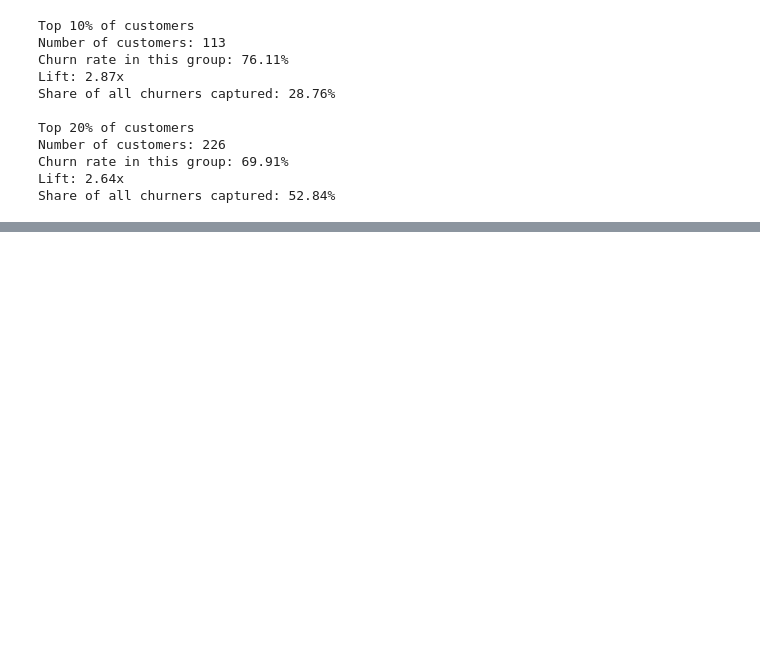
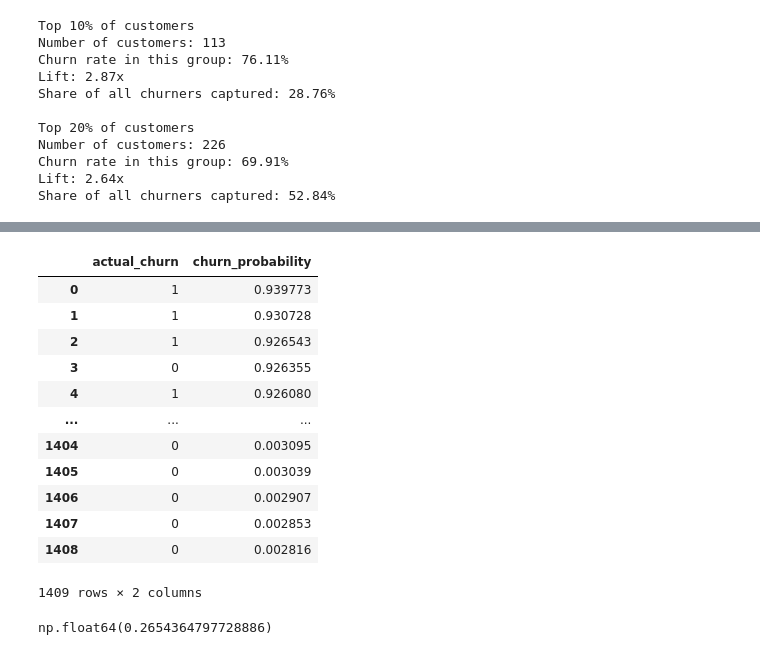
Before and after one commit to MotazHisham/telco-churn, a Jupyter notebook: notebooks/05_model_training.ipynb, the cells around one changed output, grey strips where cells are left out. Cells and saved outputs as stored; diff of their text form; code cells hidden in the pictures; blank space fills up the shorter version.

```diff
--- a/notebooks/05_model_training.ipynb
+++ b/notebooks/05_model_training.ipynb
@@ -438,0 +430,27 @@ Model saved to: d:\Worrrk\Python_Projects\Customer_Churn_Project\models\churn_mo
+# %%
+# 4. Sort from highest to lowest probability
+results_test = results_test.sort_values(
+    "churn_probability",
+    ascending=False
+).reset_index(drop=True)
+results_test
+# %% [output]
+|  | actual_churn | churn_probability |
+| 0 | 1 | 0.939773 |
+| 1 | 1 | 0.930728 |
+| 2 | 1 | 0.926543 |
+| 3 | 0 | 0.926355 |
+| 4 | 1 | 0.926080 |
+| ... | ... | ... |
+| 1404 | 0 | 0.003095 |
+| 1405 | 0 | 0.003039 |
+| 1406 | 0 | 0.002907 |
+| 1407 | 0 | 0.002853 |
+| 1408 | 0 | 0.002816 |
+1409 rows × 2 columns
+# %%
+# 5. Calculate the overall churn rate
+churn_rate = results_test["actual_churn"].mean()
+churn_rate
+# %% [output]
+np.float64(0.2654364797728886)
```
Also changed, not shown: parts of 5 cells of this notebook.
